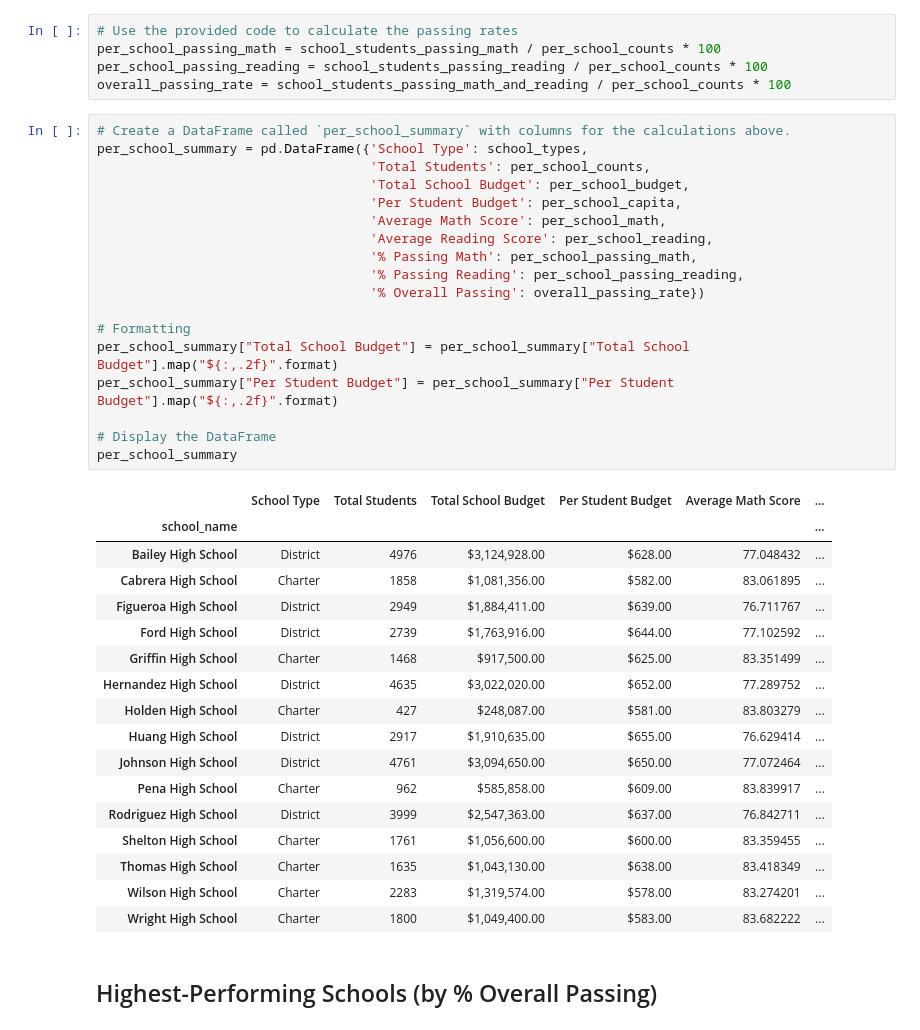
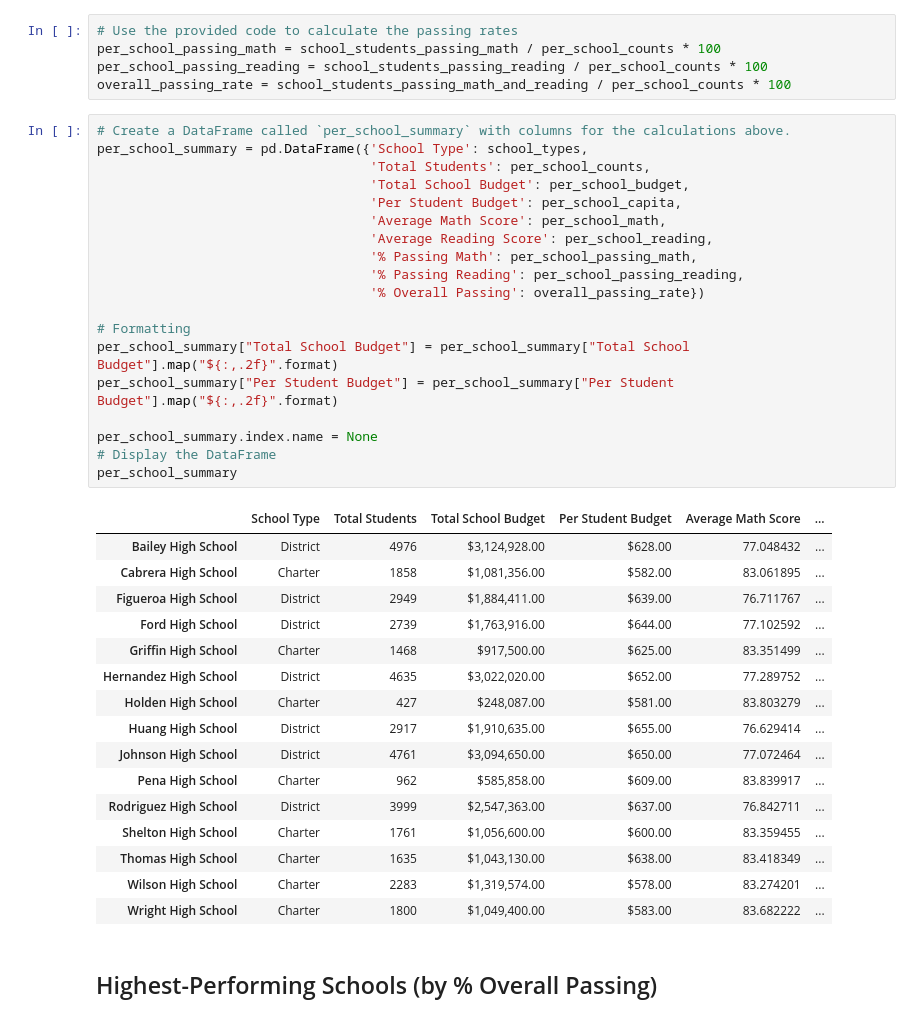
Before and after one commit to Starkilled1/pandas-challenge, a Jupyter notebook: PyCitySchools/PyCitySchools.ipynb, the cells around one changed output. Drawn from its saved outputs; the diff is of its cells as text.

Commit message:
remove the index name so it looks more clean

```diff
--- a/PyCitySchools/PyCitySchools.ipynb
+++ b/PyCitySchools/PyCitySchools.ipynb
@@ -253,24 +253,24 @@ overall_passing_rate = school_students_passing_math_and_reading / per_school_cou
 # %%
 # Create a DataFrame called `per_school_summary` with columns for the calculations above.
 per_school_summary = pd.DataFrame({'School Type': school_types,
                                    'Total Students': per_school_counts,
                                    'Total School Budget': per_school_budget,
                                    'Per Student Budget': per_school_capita,
                                    'Average Math Score': per_school_math,
                                    'Average Reading Score': per_school_reading,
                                    '% Passing Math': per_school_passing_math,
                                    '% Passing Reading': per_school_passing_reading,
                                    '% Overall Passing': overall_passing_rate})
 
 # Formatting
 per_school_summary["Total School Budget"] = per_school_summary["Total School Budget"].map("${:,.2f}".format)
 per_school_summary["Per Student Budget"] = per_school_summary["Per Student Budget"].map("${:,.2f}".format)
 
+per_school_summary.index.name = None
 # Display the DataFrame
 per_school_summary
 # %% [output]
 |  | School Type | Total Students | Total School Budget | Per Student Budget | Average Math Score | ... |
-| school_name |  |  |  |  |  | ... |
 | Bailey High School | District | 4976 | $3,124,928.00 | $628.00 | 77.048432 | ... |
 | Cabrera High School | Charter | 1858 | $1,081,356.00 | $582.00 | 83.061895 | ... |
 | Figueroa High School | District | 2949 | $1,884,411.00 | $639.00 | 76.711767 | ... |
```
